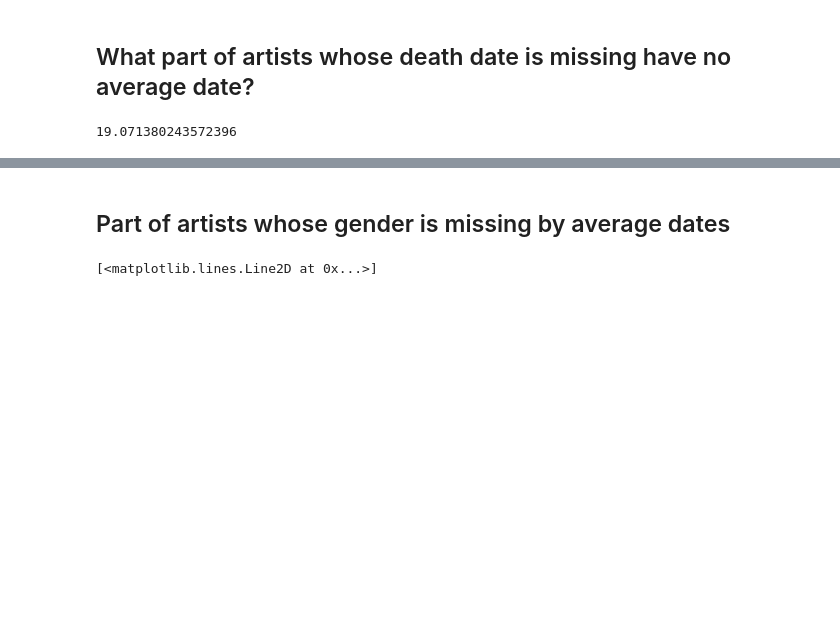
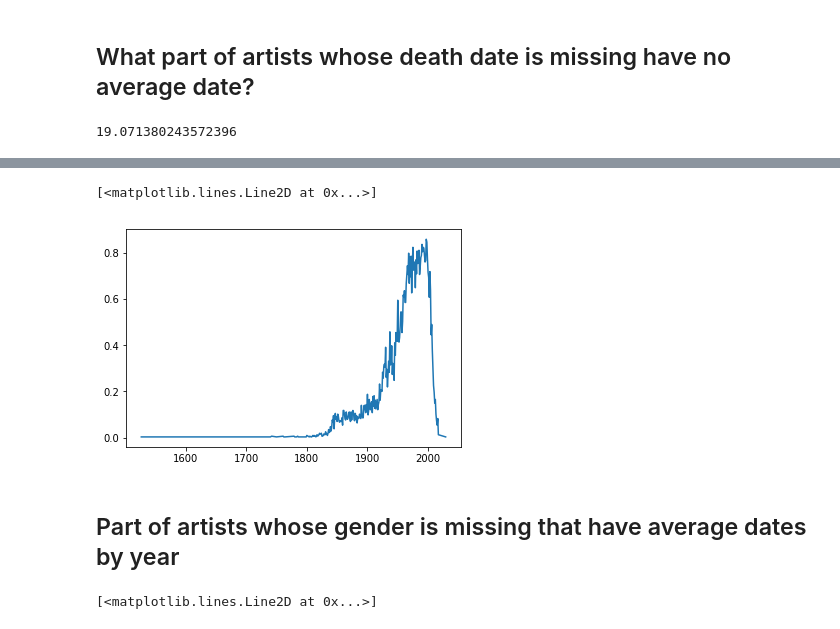
Before and after one commit to medialab/gender_art, a Jupyter notebook: Missing_Data_Plots.ipynb, the cells around one changed output, grey strips where cells are left out. Drawn from its saved outputs; the diff is of its cells as text; code cells hidden in the pictures; blank space fills up the shorter version.

```diff
--- a/Missing_Data_Plots.ipynb
+++ b/Missing_Data_Plots.ipynb
@@ -75,3 +93,8 @@ authors.loc[(authors['average_year'].isna()) & (authors['Death year'].isna())].s
+# %%
+plt.plot(authors[(authors['Death year'].isna())&(authors['type']!='groupe')]['average_year'].value_counts().sort_index()/authors[authors['average_year'].notna()].shape[0]*100)
+# %% [output]
+[<matplotlib.lines.Line2D at 0x...>]
+[figure, added]
 # %% [markdown]
-## Part of artists whose gender is missing by average dates
+## Part of artists whose gender is missing that have average dates by year
 # %%
```
Also changed, not shown: parts of 23 cells of this notebook.
